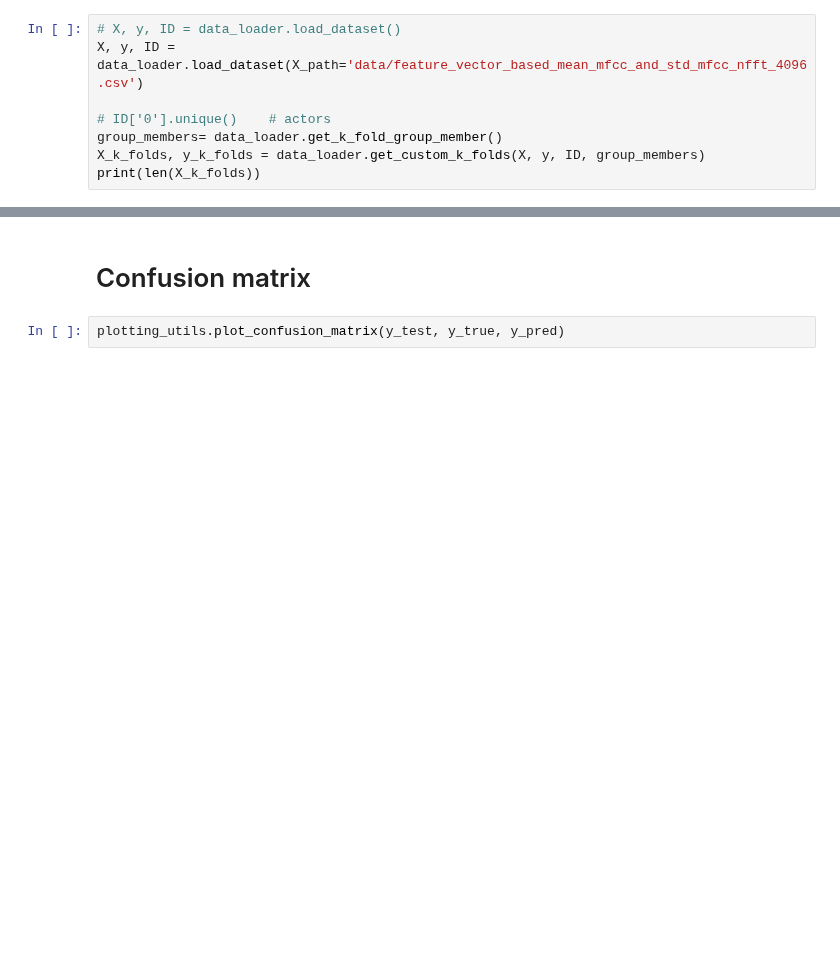
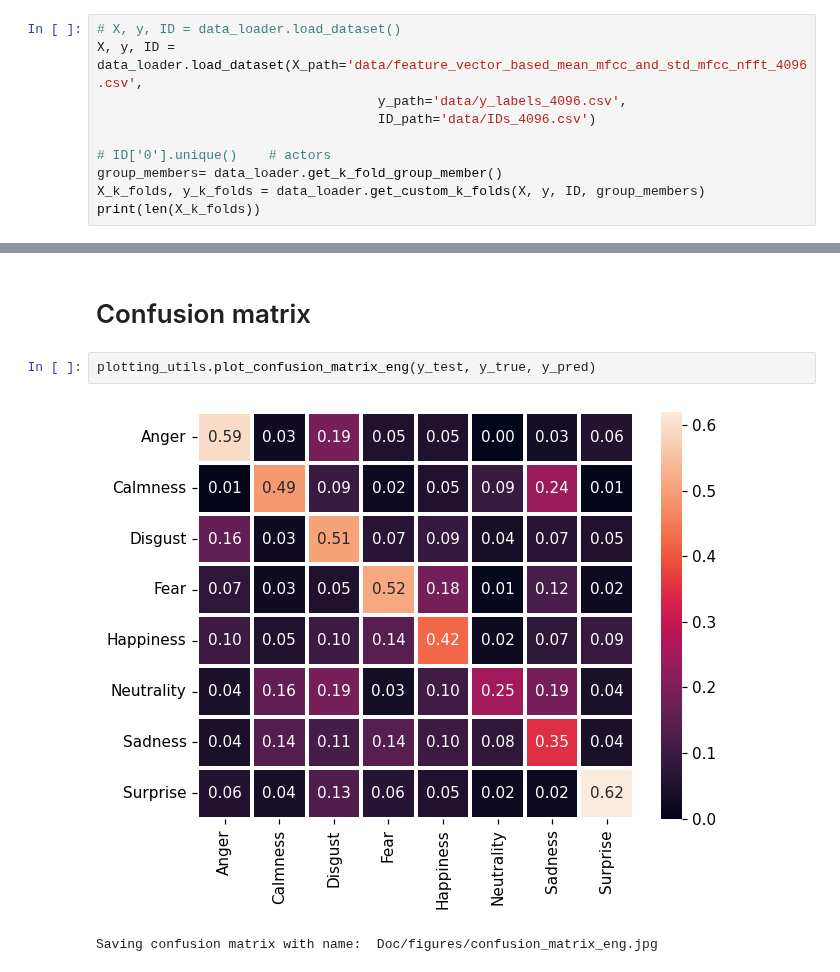
Before and after one commit to vortex2894/speech-emotion-recognition-system, a Jupyter notebook: SER-SVM-RBF-MFCC.ipynb, the cells around one changed output, grey strips where cells are left out. Drawn from its saved outputs; the diff is of its cells as text; blank space fills up the shorter version.

```diff
--- a/SER-SVM-RBF-MFCC.ipynb
+++ b/SER-SVM-RBF-MFCC.ipynb
@@ -20,7 +20,9 @@ import model_training
 # Loading Dataset
 # %%
 # X, y, ID = data_loader.load_dataset()
-X, y, ID = data_loader.load_dataset(X_path='data/feature_vector_based_mean_mfcc_and_std_mfcc_nfft_4096.csv')
+X, y, ID = data_loader.load_dataset(X_path='data/feature_vector_based_mean_mfcc_and_std_mfcc_nfft_4096.csv',
+                                    y_path='data/y_labels_4096.csv',
+                                    ID_path='data/IDs_4096.csv')
 
 # ID['0'].unique()    # actors
 group_members= data_loader.get_k_fold_group_member()
@@ -118,4 +120,7 @@ AttributeError: Figure.set() got an unexpected keyword argument 'projection'
 # %% [markdown]
 # Confusion matrix
 # %%
-plotting_utils.plot_confusion_matrix(y_test, y_true, y_pred)
+plotting_utils.plot_confusion_matrix_eng(y_test, y_true, y_pred)
+# %% [output]
+[figure, added]
+Saving confusion matrix with name:  Doc/figures/confusion_matrix_eng.jpg
```
Also changed, not shown: parts of 3 cells of this notebook, 20 other files.
